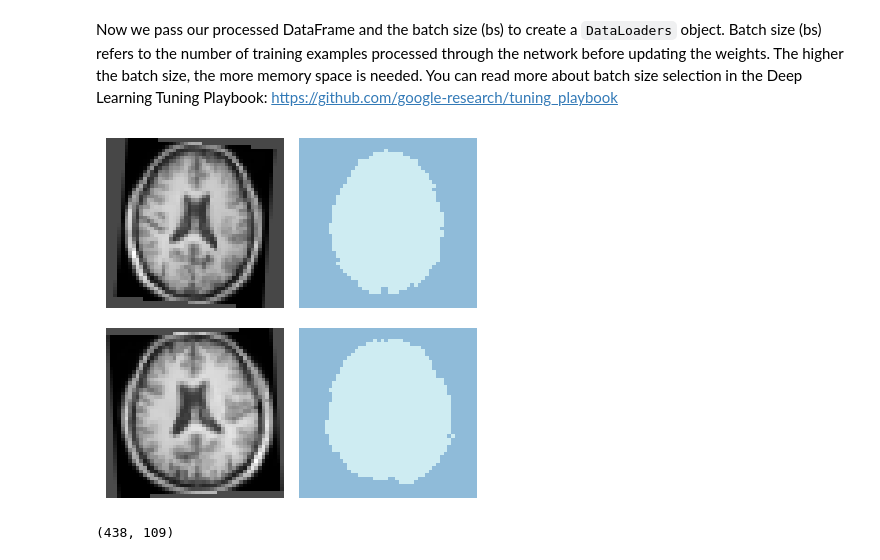
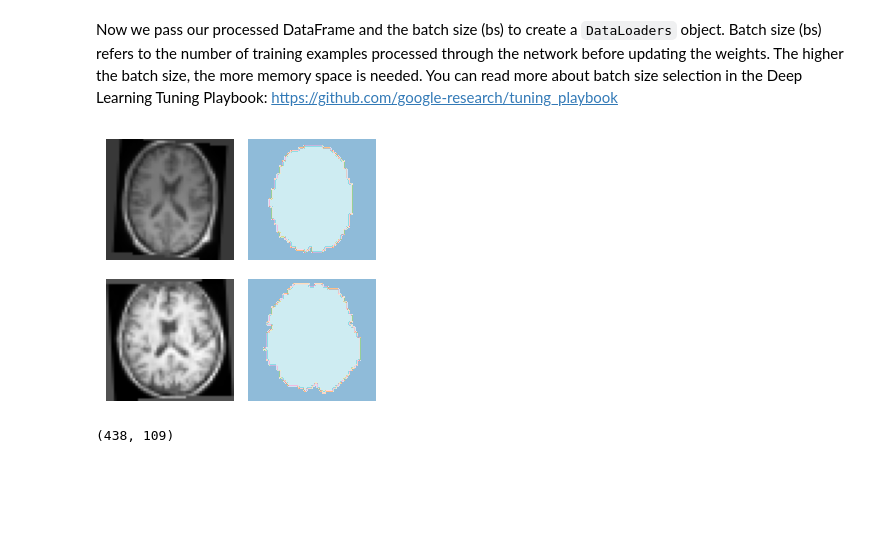
Before and after one commit to MMIV-ML/fastMONAI, a Jupyter notebook: paper/paper.ipynb, the cells around one changed output. Cells and saved outputs as stored; diff of their text form; code cells hidden in the pictures; blank space fills up the shorter version.

```diff
--- a/paper/paper.ipynb
+++ b/paper/paper.ipynb
@@ -244,7 +228,7 @@ img_size
 # %% [output]
 [44.0, 55.0, 83.0]
 # %%
-size = [48, 48, 80] #TODO noodvendig aa skrive noe mer?
+size = [48, 48, 96] #TODO noodvendig aa skrive noe mer?
 # %% [markdown]
 In fastMONAI, various data augmentation techniques are available for traning vision models, and they can also be optionaly applied during infrence using TTA (as we have seen earlier).
 
@@ -271,9 +255,9 @@ Batch size (bs) refers to the number of training examples processed through the
 # %%
 dls = dblock.dataloaders(df, bs=8)
 # %%
-dls.show_batch(max_n=2, anatomical_plane=2, unique=True, figsize=(4,4))
+dls.show_batch(max_n=2, anatomical_plane=2, figsize=(3,3))
 # %% [output]
-[figure, old version]
+[figure, new version]
 # %%
 len(dls.train_ds.items), len(dls.valid_ds.items)
 # %% [output]
```
Also changed, not shown: parts of 21 cells of this notebook, 19 other files.
